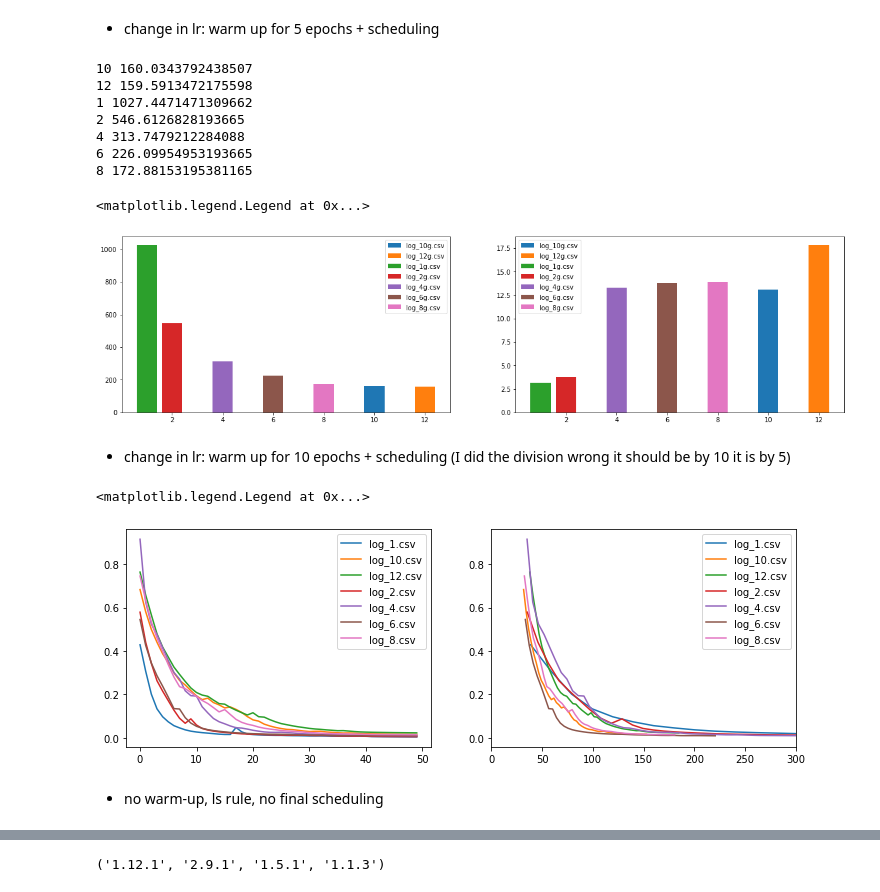
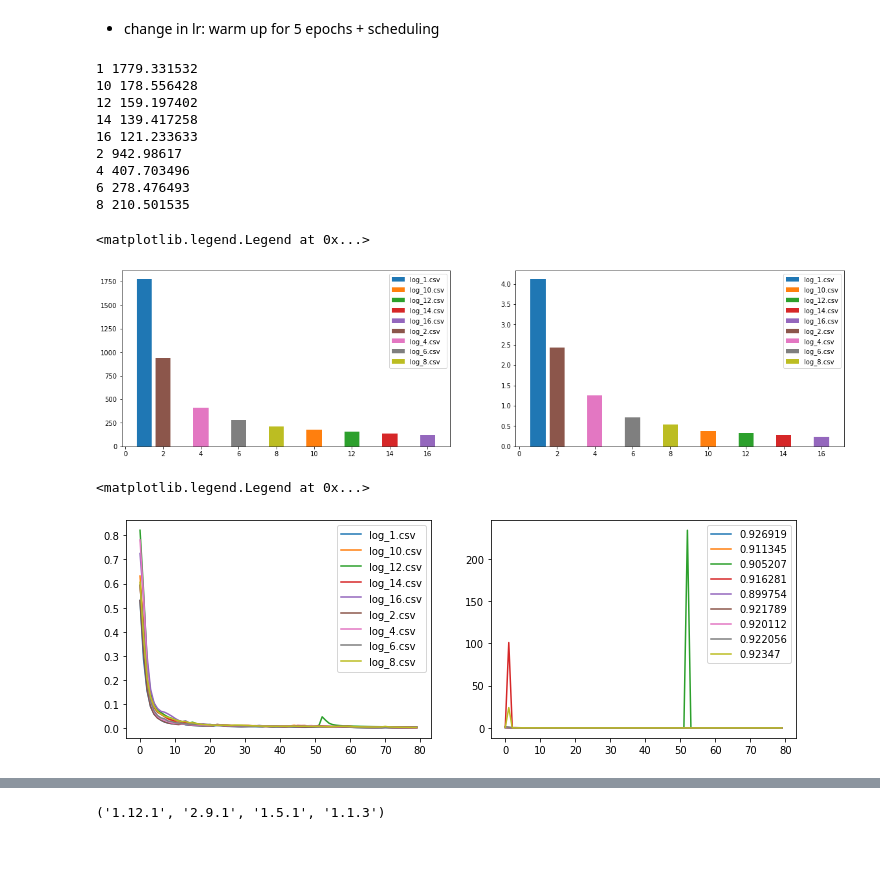
Before and after one commit to oekosheri/pytorch_unet_scaling, a Jupyter notebook: Notebooks/Loss_curves.ipynb, the cells around one changed output, grey strips where cells are left out. Saved outputs shown, nothing was run; the diff lists cells and outputs as text; code cells hidden in the pictures; blank space fills up the shorter version.

Commit message:
loss curve update

```diff
--- a/Notebooks/Loss_curves.ipynb
+++ b/Notebooks/Loss_curves.ipynb
@@ -30,51 +30,52 @@ ax2.legend()
 # %% [markdown]
  - change in lr: warm up for 5 epochs + scheduling
 # %%
-path_1 ='./logs_tf/logs_lr_1'
+
 names = sorted(os.listdir(path_1))
 
 fig, (ax1, ax2) = plt.subplots(1, 2, figsize=(20,5))
 for i,name in enumerate(names):
 
     path = path_1 +'/'+names[i]
     Df = pd.read_csv(path, delimiter=',', header=0)
-    print((name[4:-5]), Df.training_time[0])
-    ax1.bar(int(name[4:-5]), Df.training_time[0], label=name)
-    ax2.bar(int(name[4:-5]), Df.test_time[0], label=name)
+    print((name[4:-4]), Df.training_time[0])
+    ax1.bar(int(name[4:-4]), Df.training_time[0], label=name)
+    ax2.bar(int(name[4:-4]), Df.test_time[0], label=name)
 #     ax3.plot(Df.val_loss, label=name)
 #     ax3.set_ylim([0,0.2])
 
 ax1.legend()
 ax2.legend()
 # ax3.legend()
 # %% [output]
-10 160.0343792438507
-12 159.5913472175598
-1 1027.4471471309662
-2 546.6126828193665
-4 313.7479212284088
-6 226.09954953193665
-8 172.88153195381165
+1 1779.331532
+10 178.556428
+12 159.197402
+14 139.417258
+16 121.233633
+2 942.98617
+4 407.703496
+6 278.476493
+8 210.501535
 <matplotlib.legend.Legend at 0x...>
-[figure, old version]
+[figure, new version]
-# %% [markdown]
-- change in lr: warm up for 10 epochs + scheduling (I did the division wrong it should be by 10 it is by 5)
 # %%
-path_1 ='./logs_tf/logs_lr_2/'
 names = sorted(os.listdir(path_1))
 
 fig, (ax1, ax2) = plt.subplots(1, 2, figsize=(12,4))
+
 for i,name in enumerate(names):
+
     path = path_1 +'/'+names[i]
     Df = pd.read_csv(path, delimiter=',', header=0)
     ax1.plot(Df.loss, label=name)
-    ax2.plot(Df.time_per_epoch.cumsum(), Df.loss, label=name)
-    ax2.set_xlim([0,300])
+    ax2.plot(Df.val_loss, label=Df.iou[0])
+#     ax1.set_ylim([0,0.2])
+#     ax2.set_ylim([0,0.2])
+#     ax2.set_ylim([0,1])
 
 ax1.legend()
 ax2.legend()
 # %% [output]
 <matplotlib.legend.Legend at 0x...>
-[figure, old version]
+[figure, new version]
-# %% [markdown]
-- no warm-up, ls rule, no final scheduling
```
Also changed, not shown: parts of 16 cells of this notebook.
